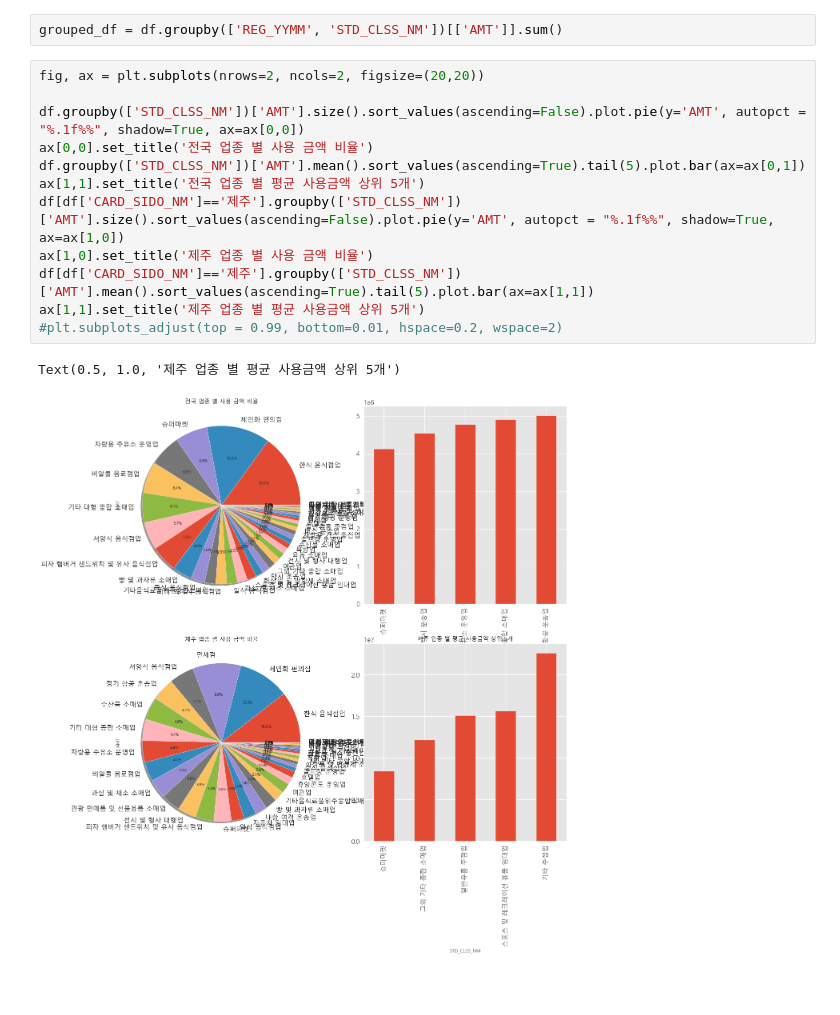
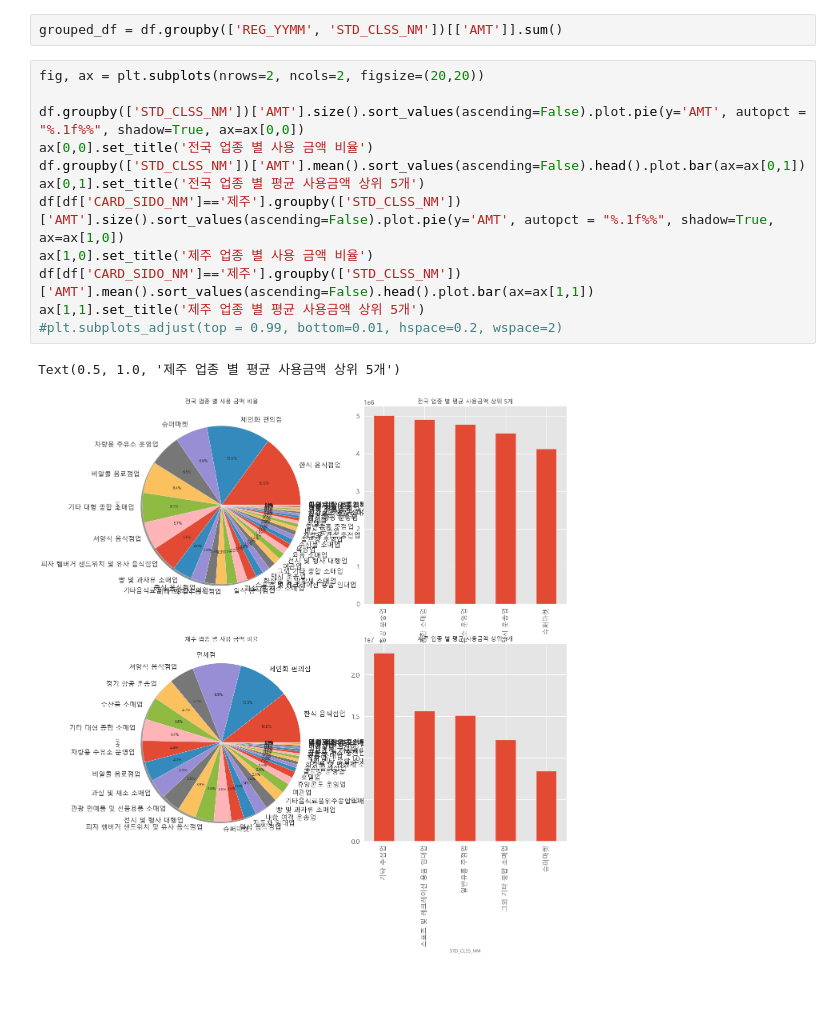
Before and after one commit to Hinterhalter/Jeju-Card-Use-Predict, a Jupyter notebook: Jeju_EDA.ipynb, the cells around one changed output. Cells and saved outputs as stored; diff of their text form; blank space fills up the shorter version.

```diff
--- a/Jeju_EDA.ipynb
+++ b/Jeju_EDA.ipynb
@@ -158,17 +158,15 @@ grouped_df = df.groupby(['REG_YYMM', 'STD_CLSS_NM'])[['AMT']].sum()
 # %%
 fig, ax = plt.subplots(nrows=2, ncols=2, figsize=(20,20))
 
 df.groupby(['STD_CLSS_NM'])['AMT'].size().sort_values(ascending=False).plot.pie(y='AMT', autopct = "%.1f%%", shadow=True, ax=ax[0,0])
 ax[0,0].set_title('전국 업종 별 사용 금액 비율')
-df.groupby(['STD_CLSS_NM'])['AMT'].mean().sort_values(ascending=True).tail(5).plot.bar(ax=ax[0,1])
-ax[1,1].set_title('전국 업종 별 평균 사용금액 상위 5개')
+df.groupby(['STD_CLSS_NM'])['AMT'].mean().sort_values(ascending=False).head().plot.bar(ax=ax[0,1])
+ax[0,1].set_title('전국 업종 별 평균 사용금액 상위 5개')
 df[df['CARD_SIDO_NM']=='제주'].groupby(['STD_CLSS_NM'])['AMT'].size().sort_values(ascending=False).plot.pie(y='AMT', autopct = "%.1f%%", shadow=True, ax=ax[1,0])
 ax[1,0].set_title('제주 업종 별 사용 금액 비율')
-df[df['CARD_SIDO_NM']=='제주'].groupby(['STD_CLSS_NM'])['AMT'].mean().sort_values(ascending=True).tail(5).plot.bar(ax=ax[1,1])
+df[df['CARD_SIDO_NM']=='제주'].groupby(['STD_CLSS_NM'])['AMT'].mean().sort_values(ascending=False).head().plot.bar(ax=ax[1,1])
 ax[1,1].set_title('제주 업종 별 평균 사용금액 상위 5개')
 #plt.subplots_adjust(top = 0.99, bottom=0.01, hspace=0.2, wspace=2)
 # %% [output]
 Text(0.5, 1.0, '제주 업종 별 평균 사용금액 상위 5개')
-[figure, old version]
+[figure, new version]
-# %% [markdown]
-#
```
Also changed, not shown: parts of 4 cells of this notebook.
